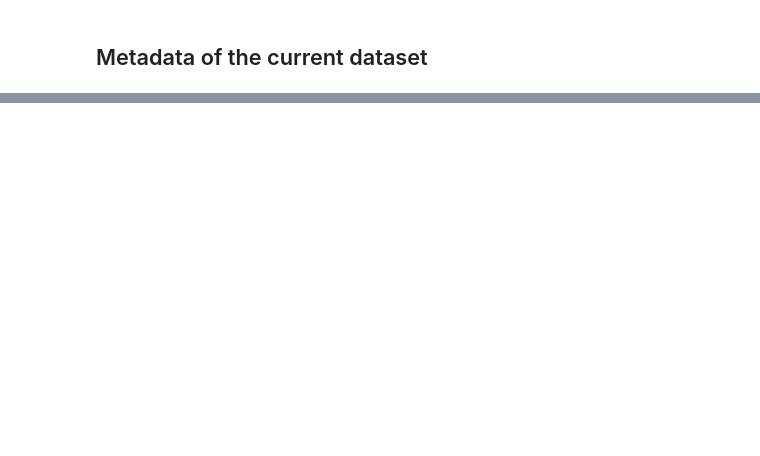
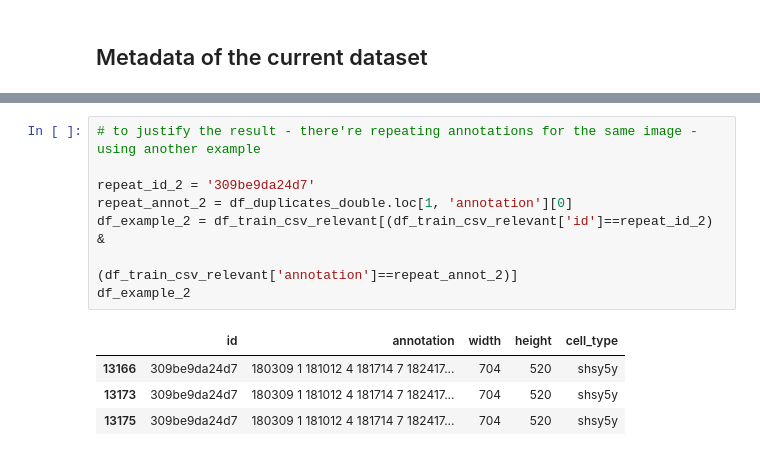
Before and after one commit to lenardxu/rkx_cell_is, a Jupyter notebook: analytics/data_exploration_current_dataset.ipynb, the cells around one changed output, grey strips where cells are left out. Saved outputs shown, nothing was run; the diff lists cells and outputs as text; blank space fills up the shorter version.

```diff
--- a/analytics/data_exploration_current_dataset.ipynb
+++ b/analytics/data_exploration_current_dataset.ipynb
@@ -45,0 +223,13 @@ check_noneffective_ids(df_train_csv)
+# %%
+# to justify the result - there're repeating annotations for the same image - using another example
+
+repeat_id_2 = '309be9da24d7'
+repeat_annot_2 = df_duplicates_double.loc[1, 'annotation'][0]
+df_example_2 = df_train_csv_relevant[(df_train_csv_relevant['id']==repeat_id_2) &
+                                   (df_train_csv_relevant['annotation']==repeat_annot_2)]
+df_example_2
+# %% [output]
+|  | id | annotation | width | height | cell_type |
+| 13166 | 309be9da24d7 | 180309 1 181012 4 181714 7 182417... | 704 | 520 | shsy5y |
+| 13173 | 309be9da24d7 | 180309 1 181012 4 181714 7 182417... | 704 | 520 | shsy5y |
+| 13175 | 309be9da24d7 | 180309 1 181012 4 181714 7 182417... | 704 | 520 | shsy5y |
```
Also changed, not shown: parts of 10 cells of this notebook, 1 other file.
